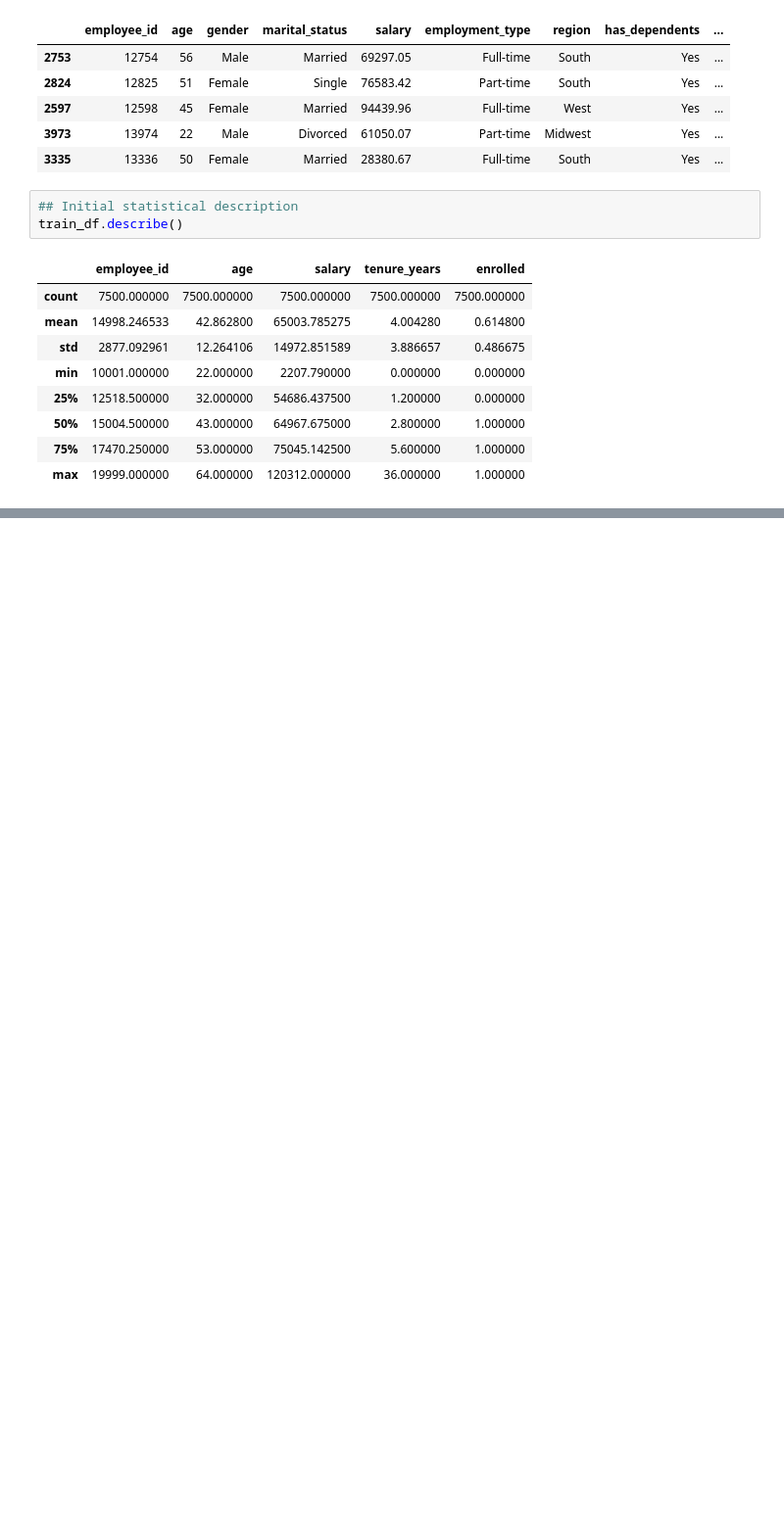
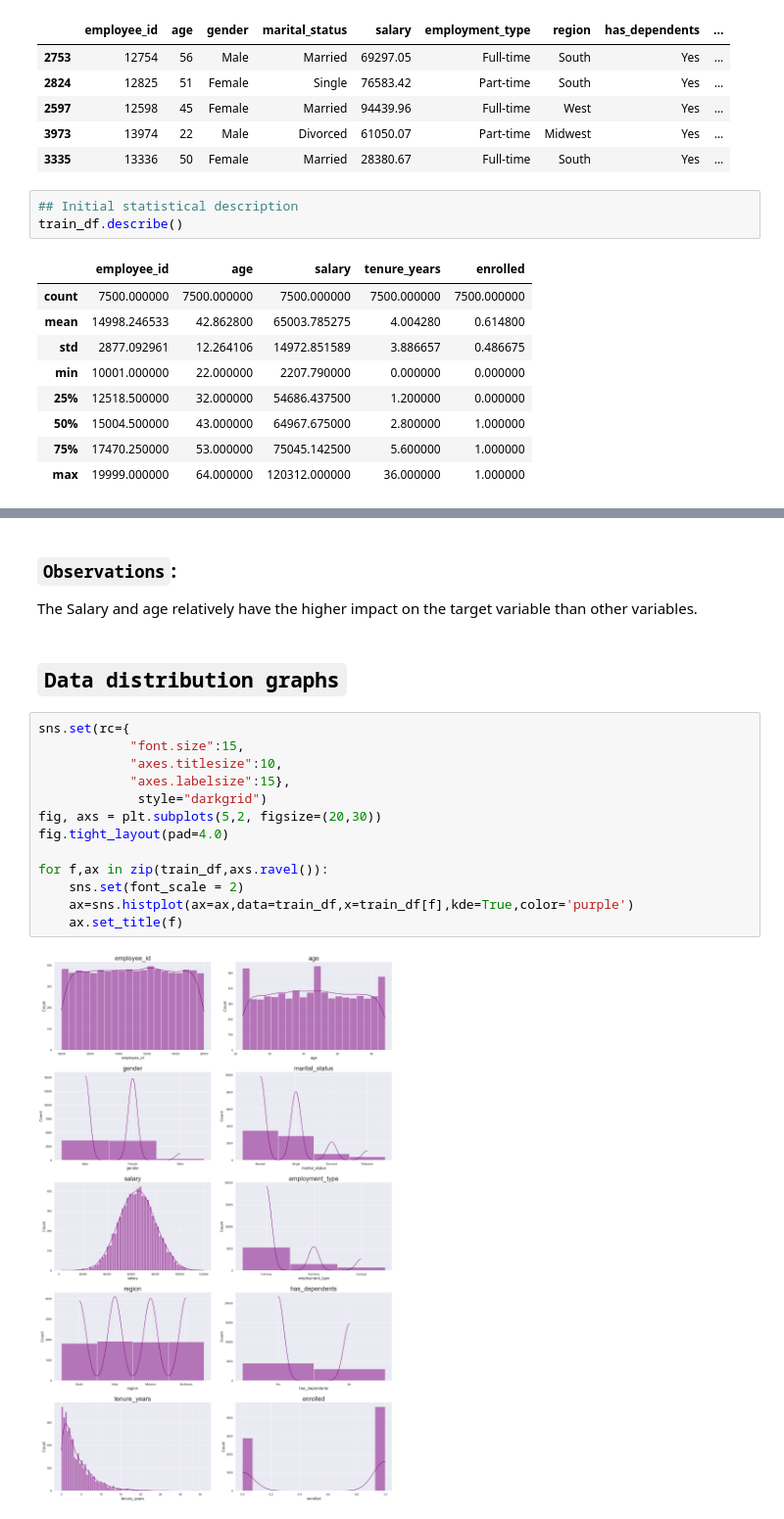
Before and after one commit to tharani001/Insurance-enrollment-prediction, a Jupyter notebook: notebooks/inference.ipynb, the cells around one changed output, grey strips where cells are left out. Shown: that part at 98% size. Cells and saved outputs as stored; diff of their text form; blank space fills up the shorter version.

```diff
--- a/notebooks/inference.ipynb
+++ b/notebooks/inference.ipynb
@@ -141,0 +250,21 @@ train_df.describe()
+# %% [markdown]
+### `Observations`:
+
+The Salary and age relatively have the higher impact on the target variable than other variables.
+# %% [markdown]
+## `Data distribution graphs`
+# %%
+sns.set(rc={
+            "font.size":15,
+            "axes.titlesize":10,
+            "axes.labelsize":15},
+             style="darkgrid")
+fig, axs = plt.subplots(5,2, figsize=(20,30))
+fig.tight_layout(pad=4.0)
+
+for f,ax in zip(train_df,axs.ravel()):
+    sns.set(font_scale = 2)
+    ax=sns.histplot(ax=ax,data=train_df,x=train_df[f],kde=True,color='purple')
+    ax.set_title(f)
+# %% [output]
+[figure, added]
```
Also changed, not shown: parts of 18 cells of this notebook.
